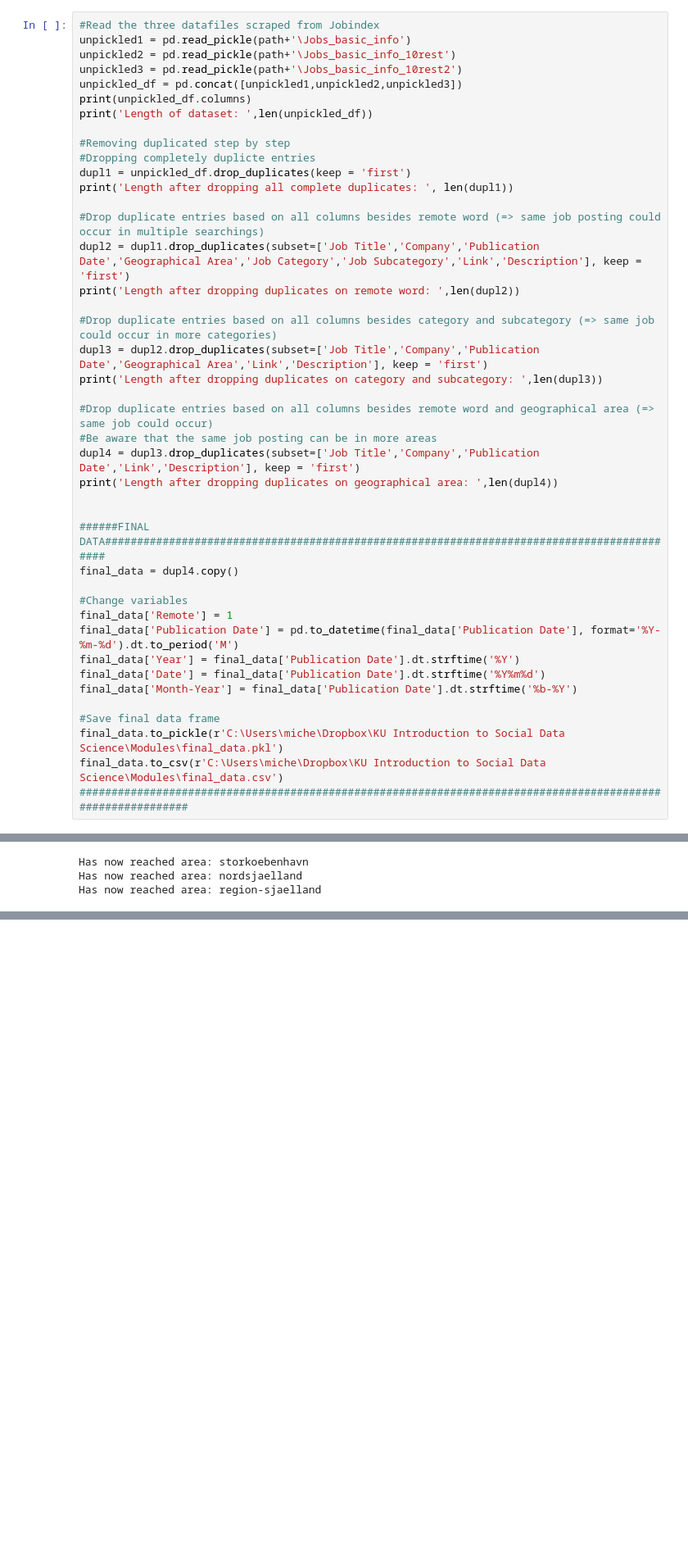
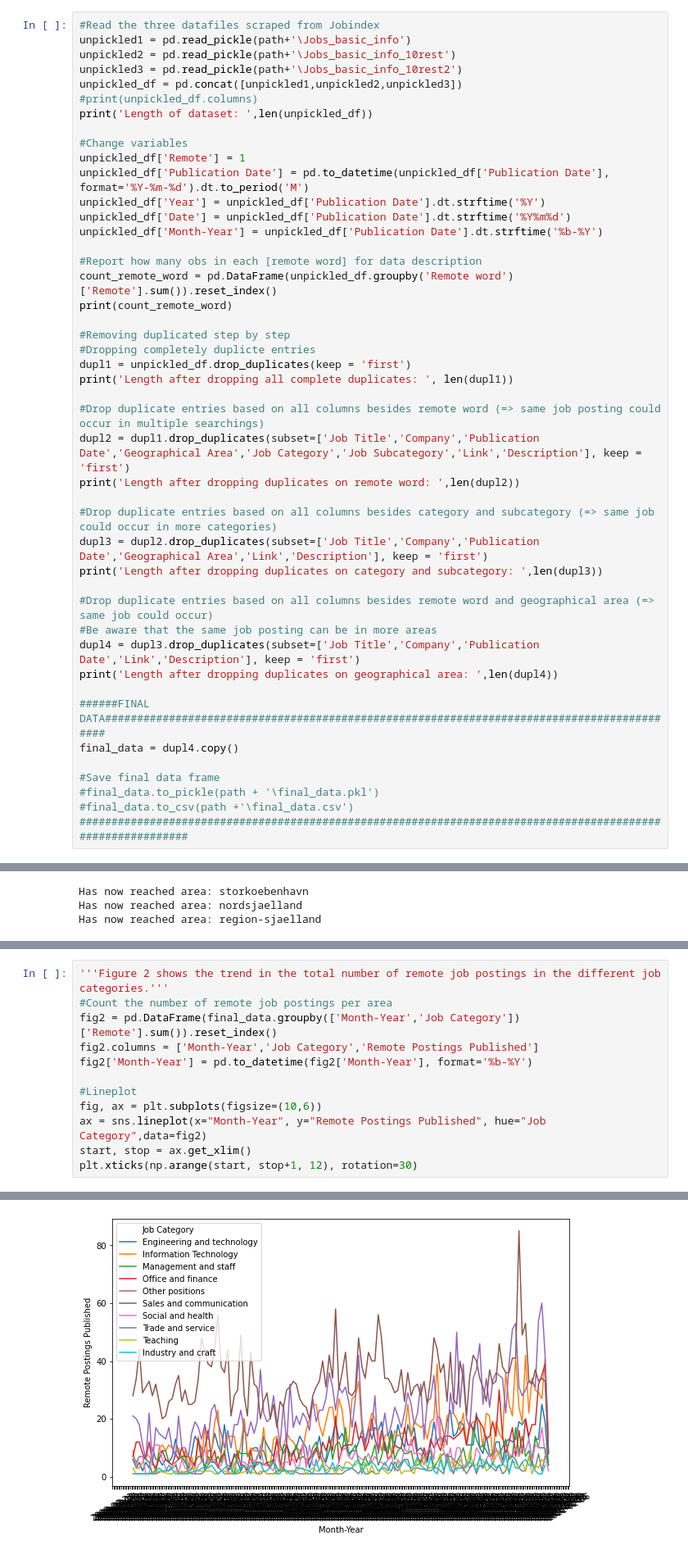
Before and after one commit to lisbethwaagstein/Modules, a Jupyter notebook: Scraping-jobindex - final - Kopi.ipynb, the cells around one changed output, grey strips where cells are left out. Shown: that part at 82% size. Saved outputs shown, nothing was run; the diff lists cells and outputs as text; blank space fills up the shorter version.

```diff
--- a/Scraping-jobindex - final - Kopi.ipynb
+++ b/Scraping-jobindex - final - Kopi.ipynb
@@ -289,8 +282,19 @@ unpickled1 = pd.read_pickle(path+'\Jobs_basic_info')
 unpickled2 = pd.read_pickle(path+'\Jobs_basic_info_10rest')
 unpickled3 = pd.read_pickle(path+'\Jobs_basic_info_10rest2')
 unpickled_df = pd.concat([unpickled1,unpickled2,unpickled3])
-print(unpickled_df.columns)
+#print(unpickled_df.columns)
 print('Length of dataset: ',len(unpickled_df))
+
+#Change variables
+unpickled_df['Remote'] = 1
+unpickled_df['Publication Date'] = pd.to_datetime(unpickled_df['Publication Date'], format='%Y-%m-%d').dt.to_period('M')
+unpickled_df['Year'] = unpickled_df['Publication Date'].dt.strftime('%Y')
+unpickled_df['Date'] = unpickled_df['Publication Date'].dt.strftime('%Y%m%d')
+unpickled_df['Month-Year'] = unpickled_df['Publication Date'].dt.strftime('%b-%Y')
+
+#Report how many obs in each [remote word] for data description
+count_remote_word = pd.DataFrame(unpickled_df.groupby('Remote word')['Remote'].sum()).reset_index()
+print(count_remote_word)
 
 #Removing duplicated step by step
 #Dropping completely duplicte entries
@@ -310,19 +314,11 @@ print('Length after dropping duplicates on category and subcategory: ',len(dupl3
 dupl4 = dupl3.drop_duplicates(subset=['Job Title','Company','Publication Date','Link','Description'], keep = 'first')
 print('Length after dropping duplicates on geographical area: ',len(dupl4))
 
-
 ######FINAL DATA###########################################################################################
 final_data = dupl4.copy()
 
-#Change variables
-final_data['Remote'] = 1
-final_data['Publication Date'] = pd.to_datetime(final_data['Publication Date'], format='%Y-%m-%d').dt.to_period('M')
-final_data['Year'] = final_data['Publication Date'].dt.strftime('%Y')
-final_data['Date'] = final_data['Publication Date'].dt.strftime('%Y%m%d')
-final_data['Month-Year'] = final_data['Publication Date'].dt.strftime('%b-%Y')
-
 #Save final data frame
-final_data.to_pickle(r'C:\Users\miche\Dropbox\KU Introduction to Social Data Science\Modules\final_data.pkl')
-final_data.to_csv(r'C:\Users\miche\Dropbox\KU Introduction to Social Data Science\Modules\final_data.csv')
+#final_data.to_pickle(path + '\final_data.pkl')
+#final_data.to_csv(path +'\final_data.csv')
 ############################################################################################################
 # %% [output]
@@ -605,0 +625,13 @@ Note: you may need to restart the kernel to use updated packages.
+# %%
+'''Figure 2 shows the trend in the total number of remote job postings in the different job categories.'''
+#Count the number of remote job postings per area
+fig2 = pd.DataFrame(final_data.groupby(['Month-Year','Job Category'])['Remote'].sum()).reset_index()
+fig2.columns = ['Month-Year','Job Category','Remote Postings Published']
+fig2['Month-Year'] = pd.to_datetime(fig2['Month-Year'], format='%b-%Y')
+
+#Lineplot
+fig, ax = plt.subplots(figsize=(10,6))
+ax = sns.lineplot(x="Month-Year", y="Remote Postings Published", hue="Job Category",data=fig2)
+start, stop = ax.get_xlim()
+plt.xticks(np.arange(start, stop+1, 12), rotation=30)
+# %% [output]
@@ -605,0 +655 @@ Note: you may need to restart the kernel to use updated packages.
+[figure, added]
```
Also changed, not shown: parts of 16 cells of this notebook, 3 other files.
